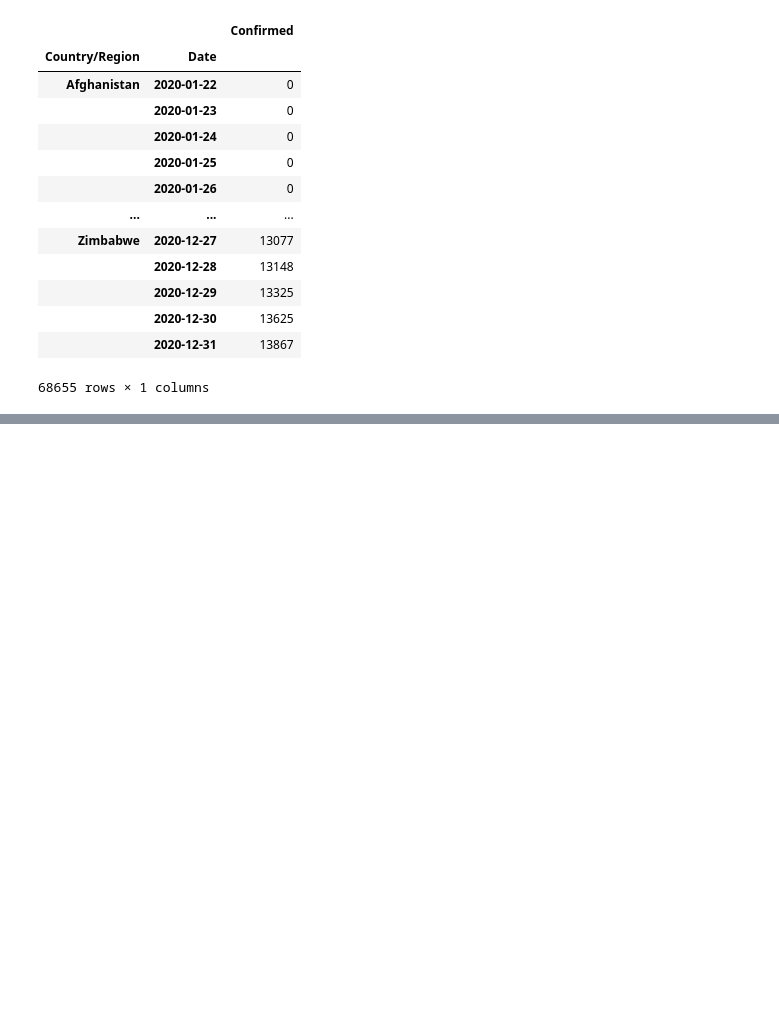
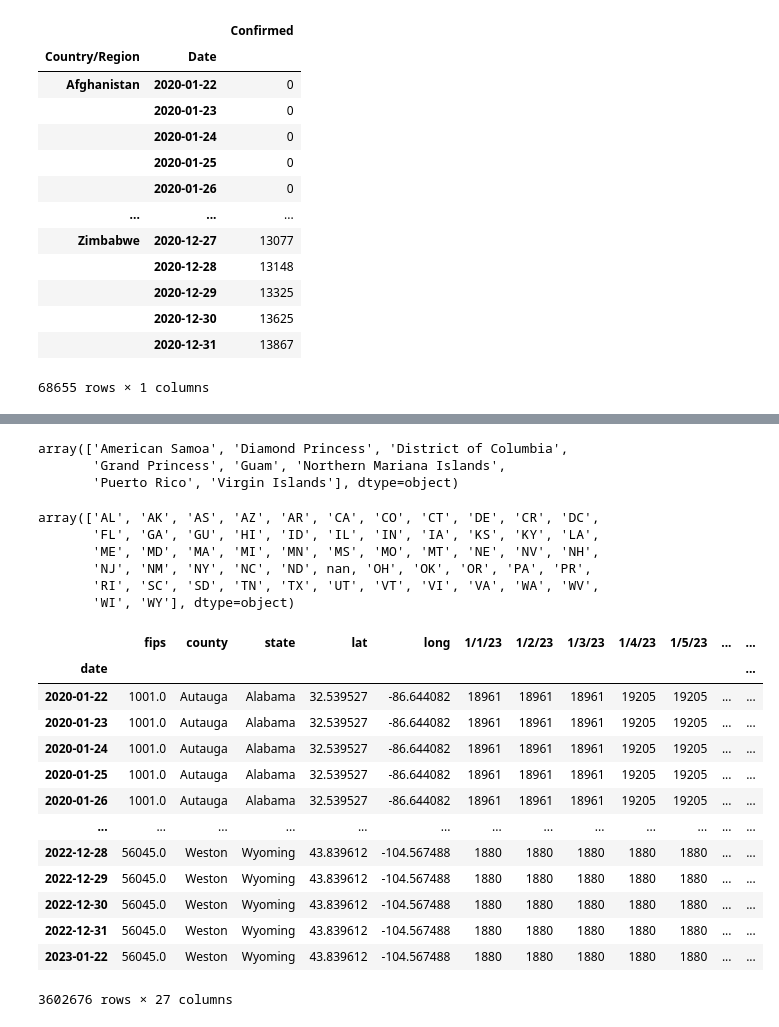
Before and after one commit to sheha919/data_visualization, a Jupyter notebook: notes_week18.ipynb, the cells around one changed output, grey strips where cells are left out. Drawn from its saved outputs; the diff is of its cells as text; code cells hidden in the pictures; blank space fills up the shorter version.

```diff
--- a/notes_week18.ipynb
+++ b/notes_week18.ipynb
@@ -1526,0 +1527,3 @@ df_ts.loc[pd.IndexSlice[:, '2020'],:]
+# %%
+df = pd.read_csv("covid_us_county.csv")
+display(df.head())
@@ -1526,0 +1584,42 @@ df_ts.loc[pd.IndexSlice[:, '2020'],:]
+# %%
+check['state'].unique()
+# %% [output]
+array(['American Samoa', 'Diamond Princess', 'District of Columbia',
+       'Grand Princess', 'Guam', 'Northern Mariana Islands',
+       'Puerto Rico', 'Virgin Islands'], dtype=object)
+# %%
+df.loc[ df['state']== 'American Samoa', 'state_code'] = "AS"
+df.loc[ df['state']=='District of Columbia', 'state_code'] = "DC"
+df.loc[ df['state']== 'Guam', 'state_code'] = "GU"
+df.loc[ df['state']== 'Northern Mariana Islands ', 'state_code'] = "MP"
+df.loc[ df['state']=='Puerto Rico', 'state_code'] = "PR"
+df.loc[ df['state']=='Virgin Islands', 'state_code'] = "VI"
+df.loc[ (df['state']=='Diamond Princess') | (df['state']=='Grand Princess'), 'state_code'] = "CR"
+## confirming DC is in the state_code column
+df['state_code'].unique()
+# %% [output]
+array(['AL', 'AK', 'AS', 'AZ', 'AR', 'CA', 'CO', 'CT', 'DE', 'CR', 'DC',
+       'FL', 'GA', 'GU', 'HI', 'ID', 'IL', 'IN', 'IA', 'KS', 'KY', 'LA',
+       'ME', 'MD', 'MA', 'MI', 'MN', 'MS', 'MO', 'MT', 'NE', 'NV', 'NH',
+       'NJ', 'NM', 'NY', 'NC', 'ND', nan, 'OH', 'OK', 'OR', 'PA', 'PR',
+       'RI', 'SC', 'SD', 'TN', 'TX', 'UT', 'VT', 'VI', 'VA', 'WA', 'WV',
+       'WI', 'WY'], dtype=object)
+# %%
+df['date'] = pd.to_datetime(df['date'])
+df = df.set_index('date')
+df
+# %% [output]
+|  | fips | county | state | lat | long | 1/1/23 | 1/2/23 | 1/3/23 | 1/4/23 | 1/5/23 | ... | ... |
+| date |  |  |  |  |  |  |  |  |  |  |  | ... |
+| 2020-01-22 | 1001.0 | Autauga | Alabama | 32.539527 | -86.644082 | 18961 | 18961 | 18961 | 19205 | 19205 | ... | ... |
+| 2020-01-23 | 1001.0 | Autauga | Alabama | 32.539527 | -86.644082 | 18961 | 18961 | 18961 | 19205 | 19205 | ... | ... |
+| 2020-01-24 | 1001.0 | Autauga | Alabama | 32.539527 | -86.644082 | 18961 | 18961 | 18961 | 19205 | 19205 | ... | ... |
+| 2020-01-25 | 1001.0 | Autauga | Alabama | 32.539527 | -86.644082 | 18961 | 18961 | 18961 | 19205 | 19205 | ... | ... |
+| 2020-01-26 | 1001.0 | Autauga | Alabama | 32.539527 | -86.644082 | 18961 | 18961 | 18961 | 19205 | 19205 | ... | ... |
+| ... | ... | ... | ... | ... | ... | ... | ... | ... | ... | ... | ... | ... |
+| 2022-12-28 | 56045.0 | Weston | Wyoming | 43.839612 | -104.567488 | 1880 | 1880 | 1880 | 1880 | 1880 | ... | ... |
+| 2022-12-29 | 56045.0 | Weston | Wyoming | 43.839612 | -104.567488 | 1880 | 1880 | 1880 | 1880 | 1880 | ... | ... |
+| 2022-12-30 | 56045.0 | Weston | Wyoming | 43.839612 | -104.567488 | 1880 | 1880 | 1880 | 1880 | 1880 | ... | ... |
+| 2022-12-31 | 56045.0 | Weston | Wyoming | 43.839612 | -104.567488 | 1880 | 1880 | 1880 | 1880 | 1880 | ... | ... |
+| 2023-01-22 | 56045.0 | Weston | Wyoming | 43.839612 | -104.567488 | 1880 | 1880 | 1880 | 1880 | 1880 | ... | ... |
+3602676 rows × 27 columns
```
Also changed, not shown: parts of 11 cells of this notebook, 2 other files.
